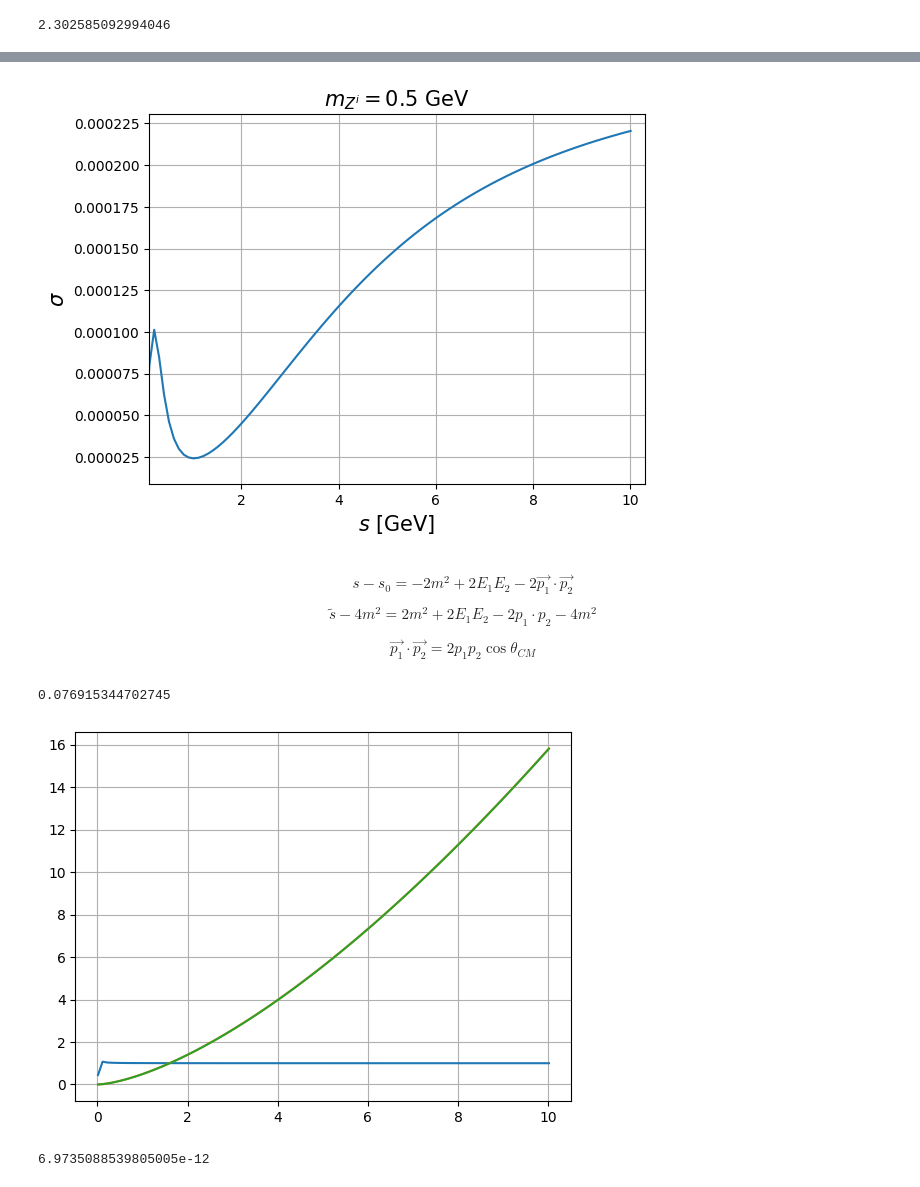
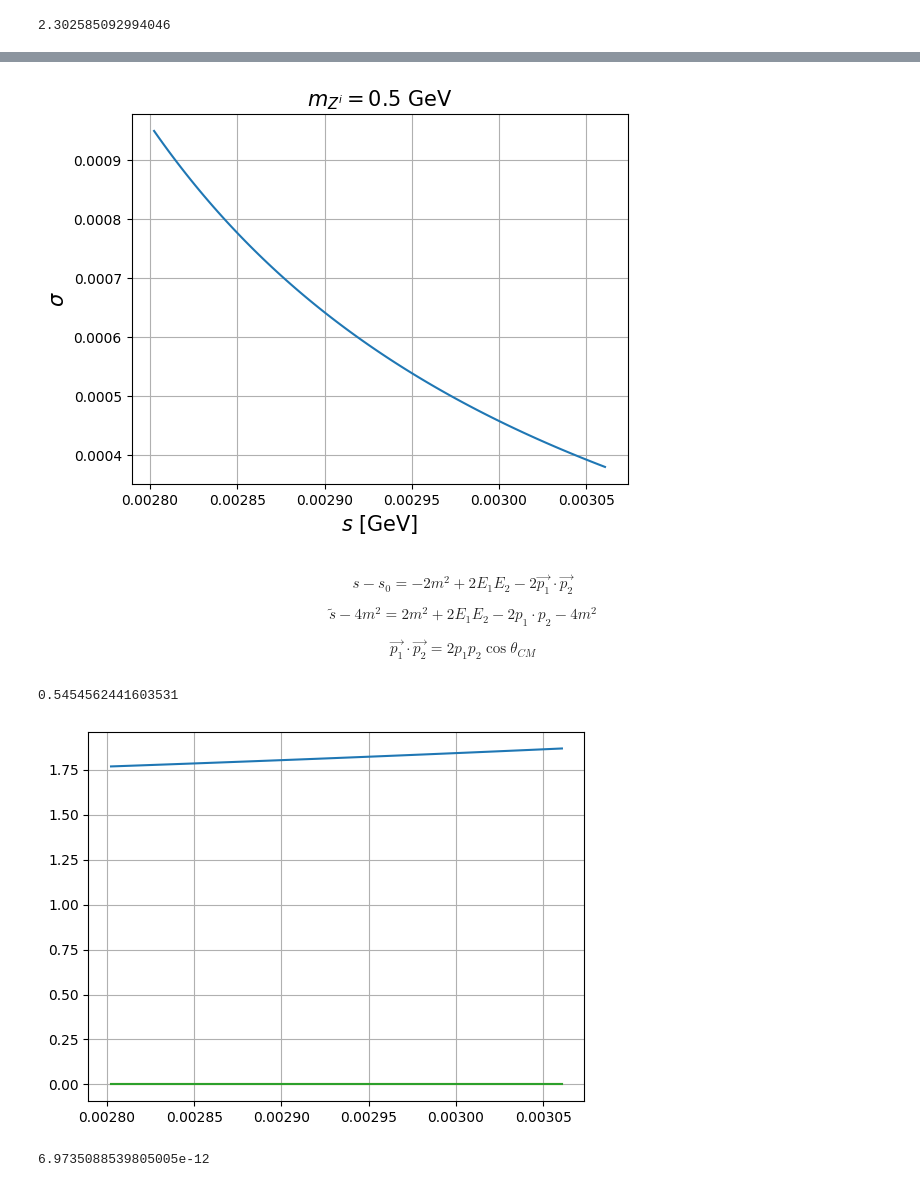
Before and after one commit to nico0407/DM-freeze-out, a Jupyter notebook: iDM-freze-out/Scattering.ipynb, the cells around one changed output, grey strips where cells are left out. Drawn from its saved outputs; the diff is of its cells as text; code cells hidden in the pictures.

```diff
--- a/iDM-freze-out/Scattering.ipynb
+++ b/iDM-freze-out/Scattering.ipynb
@@ -26,8 +26,25 @@ mf=0.000501                                 # I choose the electron mass in Gev
 
 # s0 now is (m1+mf)**2
 s0= m1**2 + mf**2 + 2*m1*mf
-sample=np.linspace(0,10,100)         # How can be its range?     ****up to 100 GeV
-s=sample+s0+0.002                      #the lowest value for s is s0 (assuming velocities zeros)
+sample=np.linspace(0.002802313086941759,0.003060739187101539,100)         # How can be its range?     ****up to 100 GeV
+
+     # Modified the energy range accordingly with the Temperature range we are considering (50-1) MeV
+         # Computations below
+
+    # NEWS: with the range of energies of np.linspace(0.0136849,0.0361623,100) we encounter a resonance
+    # a huge one at a value of s=0.023.... (In the cohannihilation scattering)
+    # I think we just have to consider the range of energies around the decoupling...
+    # the decoupling occur around x=14 and x=30 which is a range of temperatures of 3.5 MeV and 1.6 MeV
+    # recall that x=20 correspond to a T=2.5 MeV
+    # In this range of temperature I have calulated the maximum energy available for the scattering
+    # and created the relative s range
+    # Let's try now with: np.linspace(0.002802313086941759,0.003060739187101539,100)
+    # Those numbers are obtained from the evaluation of the maximum and minimum energy achievable
+    # for our DM canidates in that range of temperatures.
+    # NOTE: I HAVENT CHANGED THE x1 RANGE, THEY ARE NOT ENTERING IN ANY CROSS SECTION OR WHATEVER
+
+s=sample  #+s0                      #the lowest value for s is s0 (assuming velocities zeros)
+
 
 s_che_va_dentro_sigma=s-s0
 
@@ -188,7 +279,8 @@ $$\sigma_{\text{t-channel}}= \frac{16 \pi \epsilon^2 \alpha_D \alpha}{s} \frac{|
 # %% [markdown]
 $$a=m_1^2-m_2^2-2E_1E_3-m_{Z'}^2$$
 # %%
-a=m1**2+m2**2-2*E1(s)*E2(s)-mzprime**2
+def a(s):
+    return m1**2+m2**2-2*E1(s)*E2(s)-mzprime**2
 # %%
 np.log(10)
 # %% [output]
@@ -198,5 +290,5 @@ np.log(10)
 # I HAVE INTEGRATED ON THE COSINE OF THETA ALSO THE PROPAGATOR AT DENOMINATOR
 
 def sigma(s):
-    return ((16*np.pi*(epsilon**2)*alpha_dark*alpha_em)/s)*(pfin_pinit(s))*(  4*np.pi*(E1(s)*E2(s)*E3(s)*E4(s) -(a/2)*(E1(s)*E4(s)+E2(s)*E3(s))+(a**2)/4+ (s-(m1**2)-(mf**2))*(s-(m1**2)-(mf**2))/4 -(mf**2)*E1(s)*E3(s)-(m1*m2)*E2(s)*E4(s) -(a/2)*(mf**2 + m1*m2)+ 2*m1*m2*mf*mf  )*(2/(a**2-4*p_init(s)*p_init(s)*p_fin(s)*p_fin(s))) + (4*np.pi/2*p_init(s)*p_fin(s))*((E1(s)*E4(s)+E2(s)*E3(s))/2 -(a/2)+ (mf**2)/2 +(m1*m2)/2  )*np.log((a+2*p_init(s)*p_fin(s))/(a+2*p_init(s)*p_fin(s))) +2*np.pi     )
+    return ((16*np.pi*(epsilon**2)*alpha_dark*alpha_em)/s)*(pfin_pinit(s))*(  4*np.pi*(E1(s)*E2(s)*E3(s)*E4(s) -(a(s)/2)*(E1(s)*E4(s)+E2(s)*E3(s))+(a(s)**2)/4+ (s-(m1**2)-(mf**2))*(s-(m1**2)-(mf**2))/4 -(mf**2)*E1(s)*E3(s)-(m1*m2)*E2(s)*E4(s) -(a(s)/2)*(mf**2 + m1*m2)+ 2*m1*m2*mf*mf  )*(2/(a(s)**2-4*p_init(s)*p_init(s)*p_fin(s)*p_fin(s))) + (4*np.pi/2*p_init(s)*p_fin(s))*((E1(s)*E4(s)+E2(s)*E3(s))/2 -(a(s)/2)+ (mf**2)/2 +(m1*m2)/2  )*np.log((a(s)+2*p_init(s)*p_fin(s))/(a(s)+2*p_init(s)*p_fin(s))) +2*np.pi     )
 # %%
@@ -222,12 +302,12 @@ array([3.77305539e-05, 3.45443129e-05, 2.92743020e-05, 2.42405436e-05,
 # %%
 plt.plot(s,sigma(s))
 plt.title('$m_{Z^i}=0.5$ GeV', size= 15)
 plt.xlabel('$s$ [GeV]',size=15)
 plt.ylabel(r'$\sigma$',size=15)
-plt.xlim(0.1,10.3)
+#plt.xlim(0.1,10.3)
 plt.grid()
 # %% [output]
-[figure, old version]
+[figure, new version]
 # %% [markdown]
 $$s-s_0=-2m^2+2E_1E_2-2 \vec{p_1} \cdot \vec{p_2}$$
 
@@ -237,7 +317,7 @@ $$\vec{p_1} \cdot \vec{p_2}=2p_1p_2 \cos \theta_{CM}$$
 # %%
 special.kn(1,np.sqrt(s[0])/T[0])
 # %% [output]
-0.076915344702745
+0.5454562441603531
 # %%
 plt.plot(s,pfin_pinit(s-s0))
 
@@ -247,7 +327,7 @@ plt.plot(s,p_init(s-s0))
 
 plt.grid()
 # %% [output]
-[figure, old version]
+[figure, new version]
 # %%
 #def integr(s_tilda):
 #    return np.sqrt(s_tilda)* special.kn(1,np.sqrt(s_tilda)/Ttrue)
```
Also changed, not shown: parts of 29 cells of this notebook, 1 other file.
